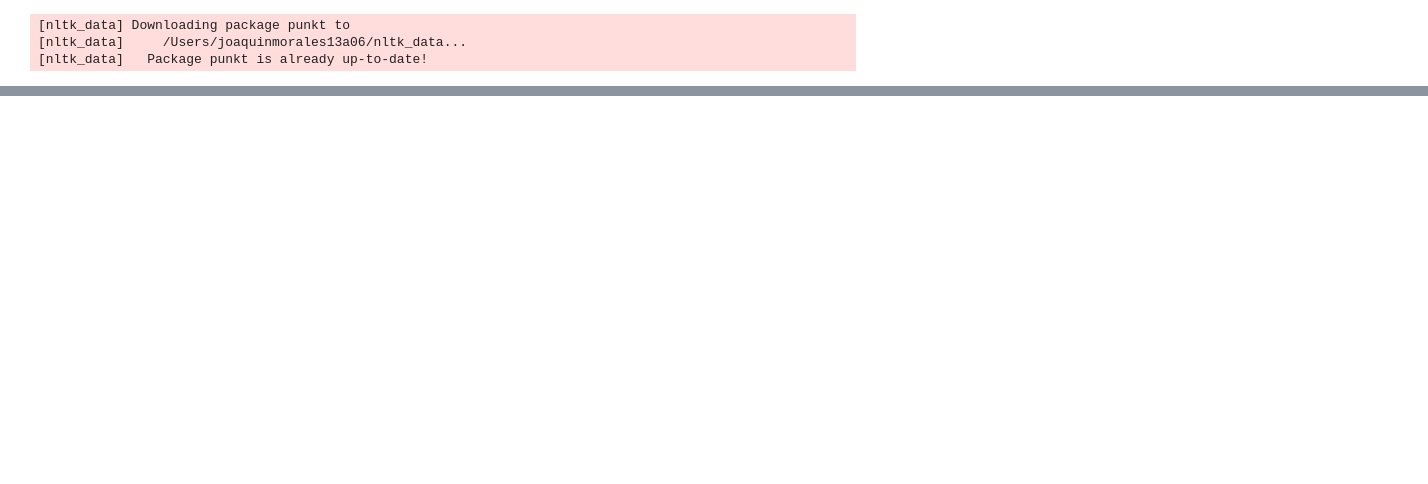
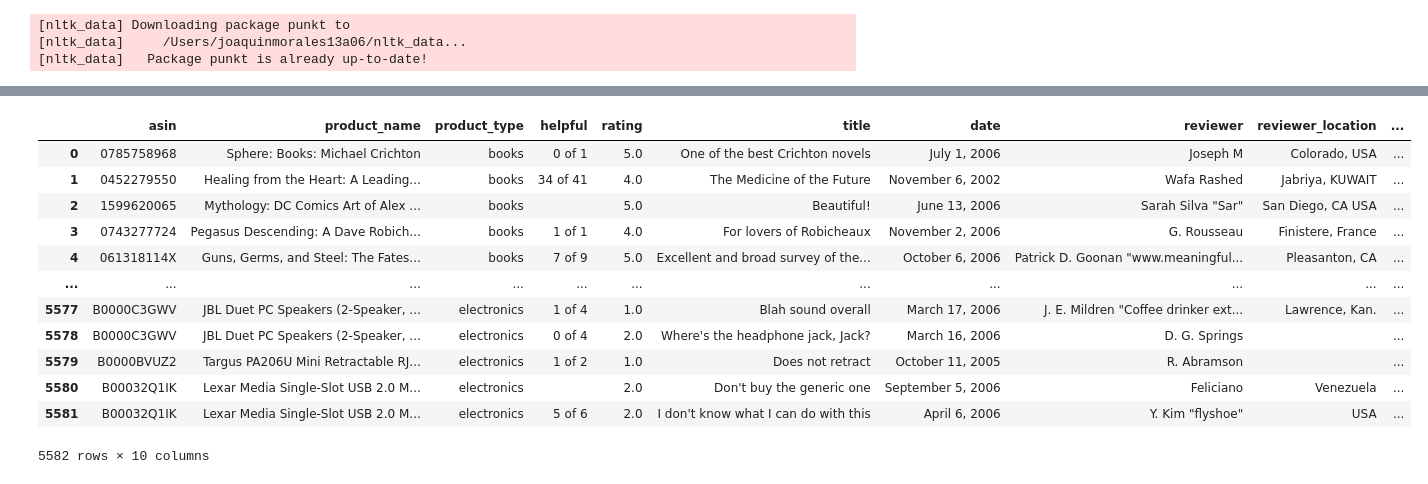
Before and after one commit to joaquinmorales13a069/ISY503_M12_Group-4_Final-Project, a Jupyter notebook: NLP_Model/NLP_Model_Review.ipynb, the cells around one changed output, grey strips where cells are left out. Saved outputs shown, nothing was run; the diff lists cells and outputs as text; code cells hidden in the pictures; blank space fills up the shorter version.

Commit message:
Created a function that reads all .review files, and append them into a single variable

```diff
--- a/NLP_Model/NLP_Model_Review.ipynb
+++ b/NLP_Model/NLP_Model_Review.ipynb
@@ -21,12 +19,3 @@ import re
 [nltk_data] Downloading package punkt to
 [nltk_data]     /Users/joaquinmorales13a06/nltk_data...
 [nltk_data]   Package punkt is already up-to-date!
-# %%
-#define file path
-file_path = 'books/negative.review'
-
-#open file and read content
-with open(file_path, 'r') as file:
-    negative_review = file.read()
-
-display(negative_review)
@@ -34,0 +113,23 @@ display(negative_review)
+# %%
+# Remove leading and trailing whitespace characters from each value in the DataFrame
+df_reviews = df_reviews.applymap(lambda x: x.strip() if isinstance(x, str) else x)
+
+# Drop unique_id column as it is not needed
+df_reviews.drop(columns=['unique_id'], inplace=True)
+
+# Display the cleaned DataFrame
+df_reviews
+# %% [output]
+|  | asin | product_name | product_type | helpful | rating | title | date | reviewer | reviewer_location | ... |
+| 0 | 0785758968 | Sphere: Books: Michael Crichton | books | 0 of 1 | 5.0 | One of the best Crichton novels | July 1, 2006 | Joseph M | Colorado, USA | ... |
+| 1 | 0452279550 | Healing from the Heart: A Leading... | books | 34 of 41 | 4.0 | The Medicine of the Future | November 6, 2002 | Wafa Rashed | Jabriya, KUWAIT | ... |
+| 2 | 1599620065 | Mythology: DC Comics Art of Alex ... | books |  | 5.0 | Beautiful! | June 13, 2006 | Sarah Silva "Sar" | San Diego, CA USA | ... |
+| 3 | 0743277724 | Pegasus Descending: A Dave Robich... | books | 1 of 1 | 4.0 | For lovers of Robicheaux | November 2, 2006 | G. Rousseau | Finistere, France | ... |
+| 4 | 061318114X | Guns, Germs, and Steel: The Fates... | books | 7 of 9 | 5.0 | Excellent and broad survey of the... | October 6, 2006 | Patrick D. Goonan "www.meaningful... | Pleasanton, CA | ... |
+| ... | ... | ... | ... | ... | ... | ... | ... | ... | ... | ... |
+| 5577 | B0000C3GWV | JBL Duet PC Speakers (2-Speaker, ... | electronics | 1 of 4 | 1.0 | Blah sound overall | March 17, 2006 | J. E. Mildren "Coffee drinker ext... | Lawrence, Kan. | ... |
+| 5578 | B0000C3GWV | JBL Duet PC Speakers (2-Speaker, ... | electronics | 0 of 4 | 2.0 | Where's the headphone jack, Jack? | March 16, 2006 | D. G. Springs |  | ... |
+| 5579 | B0000BVUZ2 | Targus PA206U Mini Retractable RJ... | electronics | 1 of 2 | 1.0 | Does not retract | October 11, 2005 | R. Abramson |  | ... |
+| 5580 | B00032Q1IK | Lexar Media Single-Slot USB 2.0 M... | electronics |  | 2.0 | Don't buy the generic one | September 5, 2006 | Feliciano | Venezuela | ... |
+| 5581 | B00032Q1IK | Lexar Media Single-Slot USB 2.0 M... | electronics | 5 of 6 | 2.0 | I don't know what I can do with this | April 6, 2006 | Y. Kim "flyshoe" | USA | ... |
+5582 rows × 10 columns
```
Also changed, not shown: parts of 6 cells of this notebook, 9 other files.
